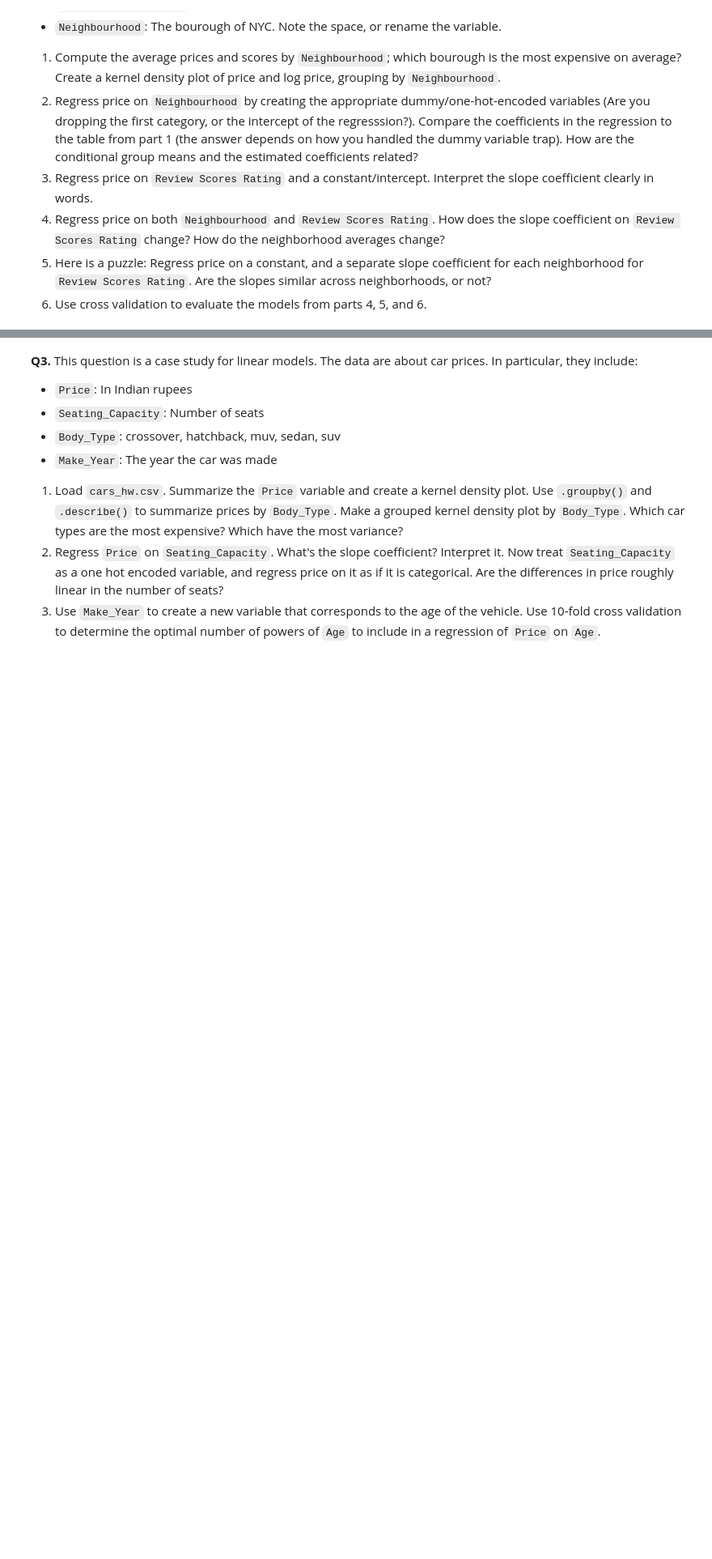
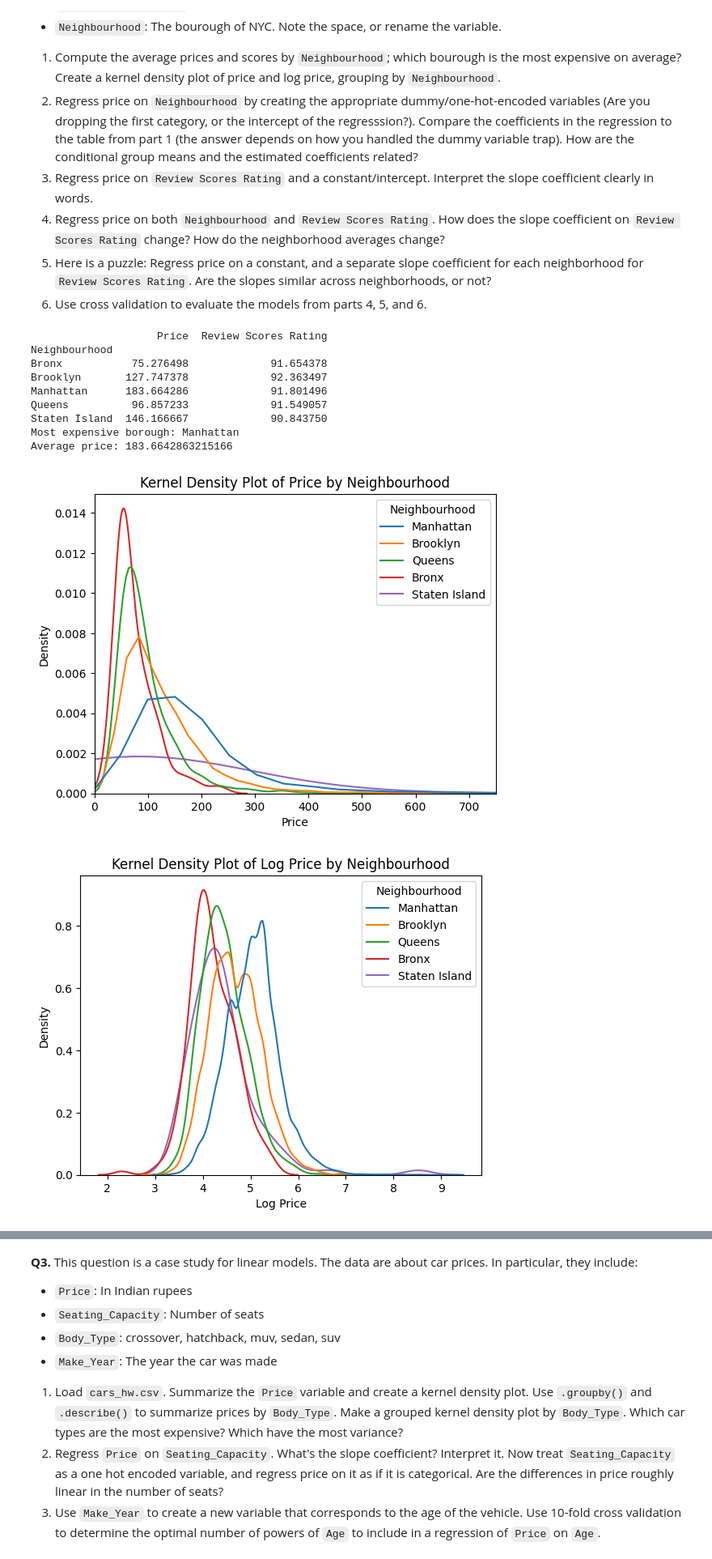
Before and after one commit to kayleendo/programming, a Jupyter notebook: assignment/03_assignment_linear_models.ipynb, the cells around one changed output, grey strips where cells are left out. Shown at 81% size. Drawn from its saved outputs; the diff is of its cells as text; code cells hidden in the pictures; blank space fills up the shorter version.

```diff
--- a/assignment/03_assignment_linear_models.ipynb
+++ b/assignment/03_assignment_linear_models.ipynb
@@ -66,3 +72,53 @@ K-fold cross validation is usually selected as k = 5 or 10. A high k value is sl
 4. Regress price on both `Neighbourhood` and `Review Scores Rating`. How does the slope coefficient on `Review Scores Rating` change? How do the neighborhood averages change?
 5. Here is a puzzle: Regress price on a constant, and a separate slope coefficient for each neighborhood for `Review Scores Rating`. Are the slopes similar across neighborhoods, or not?
 6. Use cross validation to evaluate the models from parts 4, 5, and 6.
+# %%
+# Load data
+df = pd.read_csv('/content/Q1_clean.csv')
+
+# Clean column names
+df.columns = df.columns.str.strip()
+# %%
+# Question 1
+group_means = df.groupby('Neighbourhood')[['Price', 'Review Scores Rating']].mean()
+
+# Print the table
+print(group_means)
+
+# Find the most expensive borough
+most_expensive = group_means['Price'].idxmax()
+highest_price = group_means['Price'].max()
+
+print("Most expensive borough:", most_expensive)
+print("Average price:", highest_price)
+
+# Plot for score
+plt.figure()
+sns.kdeplot(data=df, x="Price", hue="Neighbourhood", common_norm=False)
+plt.title("Kernel Density Plot of Price by Neighbourhood")
+plt.xlim(0, 750)
+plt.xlabel("Price")
+plt.ylabel("Density")
+plt.show()
+
+# Plot for price
+df["log_price"] = np.log(df["Price"])
+
+plt.figure()
+sns.kdeplot(data=df, x="log_price", hue="Neighbourhood", common_norm=False)
+plt.title("Kernel Density Plot of Log Price by Neighbourhood")
+plt.xlabel("Log Price")
+plt.ylabel("Density")
+plt.show()
+# %% [output]
+                    Price  Review Scores Rating
+Neighbourhood
+Bronx           75.276498             91.654378
+Brooklyn       127.747378             92.363497
+Manhattan      183.664286             91.801496
+Queens          96.857233             91.549057
+Staten Island  146.166667             90.843750
+Most expensive borough: Manhattan
+Average price: 183.6642863215166
+[figure, added]
+[figure, added]
```
Also changed, not shown: parts of 32 cells of this notebook.
